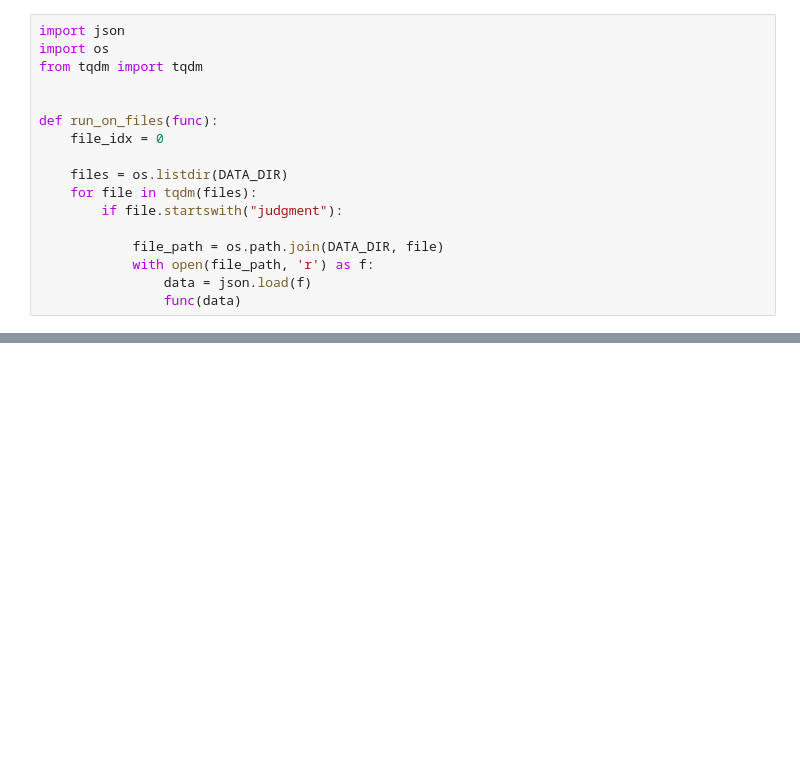
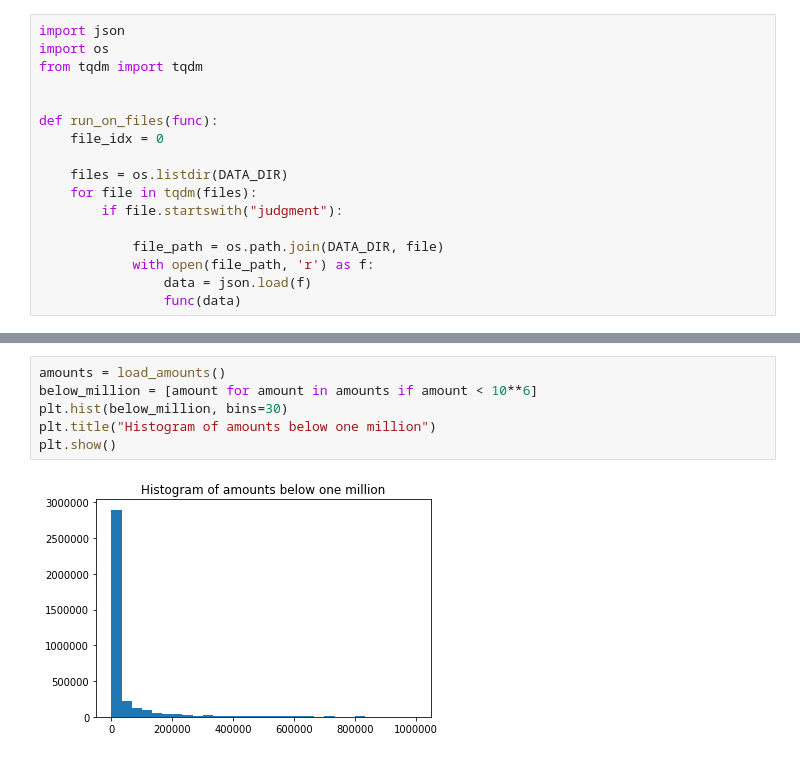
Before and after one commit to flisiewski/nlp, a Jupyter notebook: 1.ipynb, the cells around one changed output, grey strips where cells are left out. Drawn from its saved outputs; the diff is of its cells as text; blank space fills up the shorter version.

```diff
--- a/1.ipynb
+++ b/1.ipynb
@@ -68,0 +122,8 @@ run_on_files(money_search)
+# %%
+amounts = load_amounts()
+below_million = [amount for amount in amounts if amount < 10**6]
+plt.hist(below_million, bins=30)
+plt.title("Histogram of amounts below one million")
+plt.show()
+# %% [output]
+[figure, added]
```
Also changed, not shown: parts of 11 cells of this notebook.
